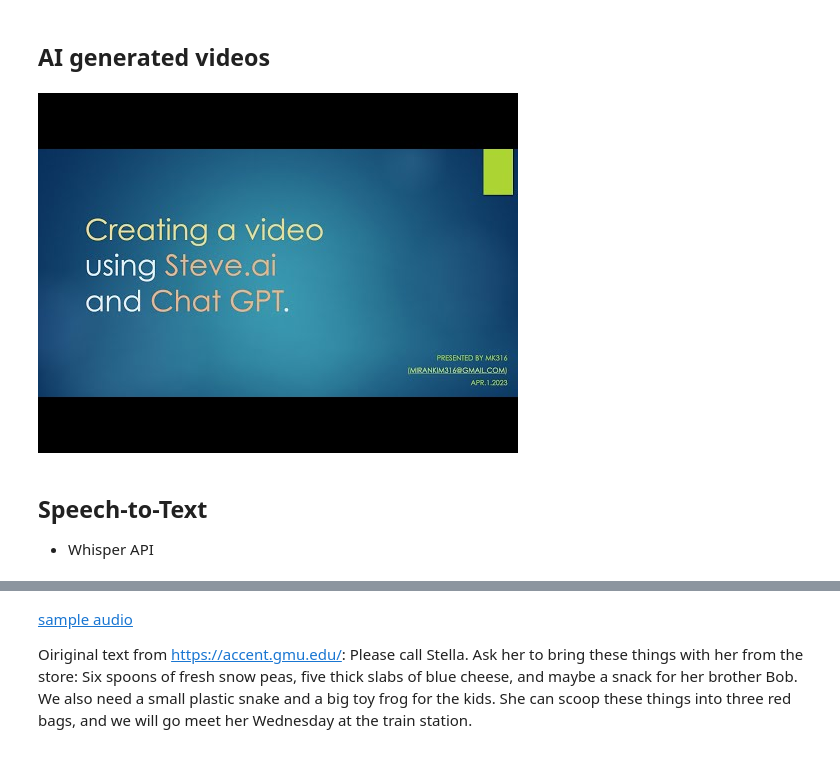
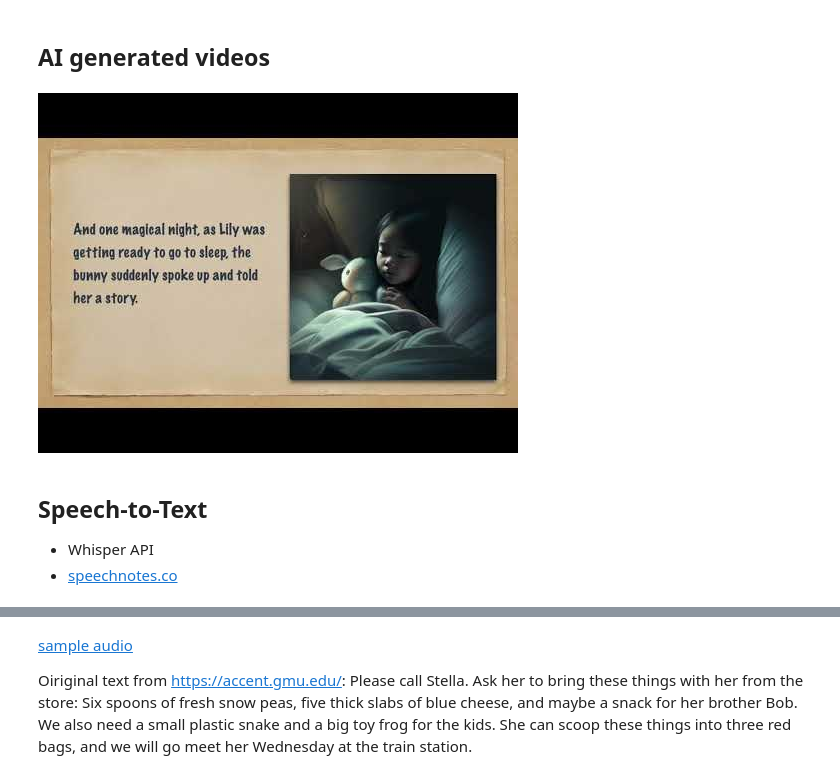
Before and after one commit to MK316/workshops, a Jupyter notebook: 20230512_GNU/GNU_session03.ipynb, the cells around one changed output, grey strips where cells are left out. Saved outputs shown, nothing was run; the diff lists cells and outputs as text; code cells hidden in the pictures.

```diff
--- a/20230512_GNU/GNU_session03.ipynb
+++ b/20230512_GNU/GNU_session03.ipynb
@@ -418,25 +479,22 @@ Image upload [here](https://padlet.com/miranege/dl-board-spring-2023-9asqhuynm97
 # %% [markdown]
 ## AI generated videos
 # %%
-urls = "1" #@param = [1,2,3,4,5]
+urls = "3" #@param = [1,2,3,4,5]
 url = int(urls)-1
 url_list = ["s3I8_XVYjB8",
              "EREpwtVwueQ",
-             "",
-             "",
-             "",
-             ""
-             ]
+             "luy9YoFd-Hg"]
 
 
 video = YouTubeVideo(url_list[url], width=800, height=450)
 display(video)
 # %% [output]
-[figure, old version]
+[figure, new version]
 # %% [markdown]
 ## Speech-to-Text
 
 + Whisper API
++ [speechnotes.co](https://speechnotes.co)
 # %%
 #@markdown Install whisper
 %%capture
```
Also changed, not shown: parts of 31 cells of this notebook.
